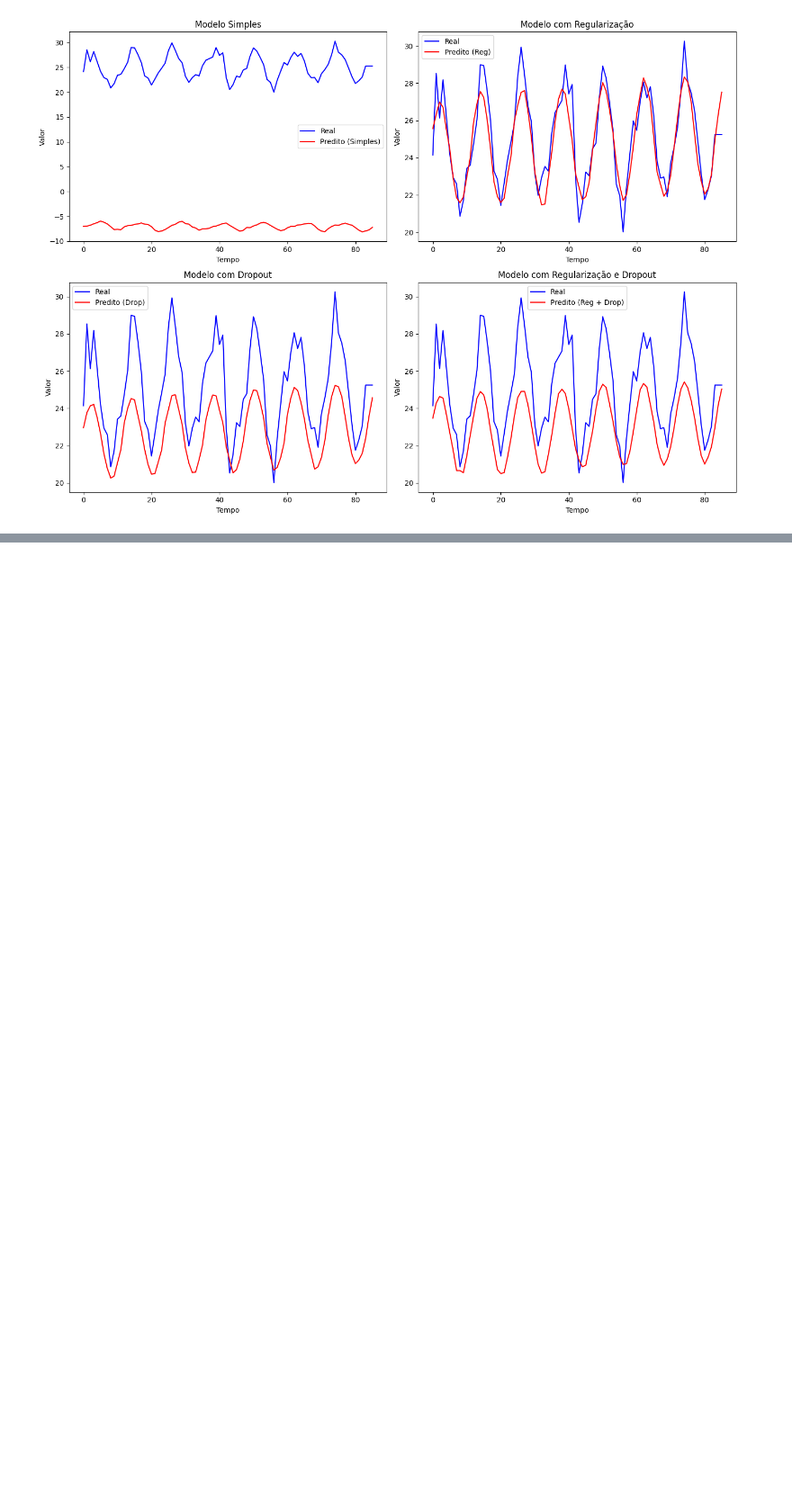
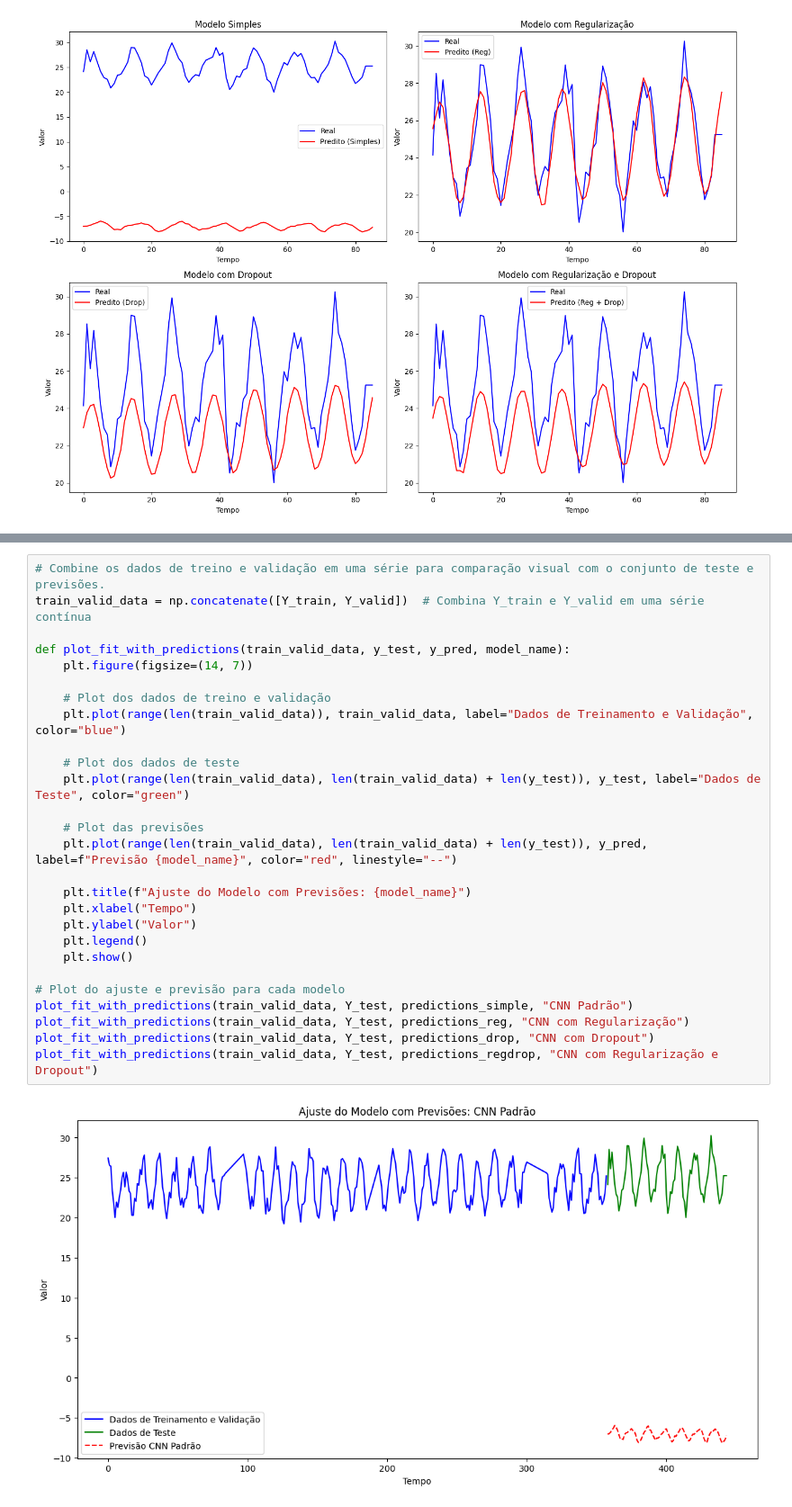
Before and after one commit to camazlucas/PEE-CPE727-Aprendizado-Profundo, a Jupyter notebook: 2024-03/Seminarios/11 - Aplicacoes em Series Temporais/Aplicacao em Series Temporais.ipynb, the cells around one changed output, grey strips where cells are left out. Shown at 90% size. Cells and saved outputs as stored; diff of their text form; blank space fills up the shorter version.

```diff
--- a/2024-03/Seminarios/11 - Aplicacoes em Series Temporais/Aplicacao em Series Temporais.ipynb
+++ b/2024-03/Seminarios/11 - Aplicacoes em Series Temporais/Aplicacao em Series Temporais.ipynb
@@ -1074,0 +1063,29 @@ plt.show()
+# %%
+# Combine os dados de treino e validação em uma série para comparação visual com o conjunto de teste e previsões.
+train_valid_data = np.concatenate([Y_train, Y_valid])  # Combina Y_train e Y_valid em uma série contínua
+
+def plot_fit_with_predictions(train_valid_data, y_test, y_pred, model_name):
+    plt.figure(figsize=(14, 7))
+
+    # Plot dos dados de treino e validação
+    plt.plot(range(len(train_valid_data)), train_valid_data, label="Dados de Treinamento e Validação", color="blue")
+
+    # Plot dos dados de teste
+    plt.plot(range(len(train_valid_data), len(train_valid_data) + len(y_test)), y_test, label="Dados de Teste", color="green")
+
+    # Plot das previsões
+    plt.plot(range(len(train_valid_data), len(train_valid_data) + len(y_test)), y_pred, label=f"Previsão {model_name}", color="red", linestyle="--")
+
+    plt.title(f"Ajuste do Modelo com Previsões: {model_name}")
+    plt.xlabel("Tempo")
+    plt.ylabel("Valor")
+    plt.legend()
+    plt.show()
+
+# Plot do ajuste e previsão para cada modelo
+plot_fit_with_predictions(train_valid_data, Y_test, predictions_simple, "CNN Padrão")
+plot_fit_with_predictions(train_valid_data, Y_test, predictions_reg, "CNN com Regularização")
+plot_fit_with_predictions(train_valid_data, Y_test, predictions_drop, "CNN com Dropout")
+plot_fit_with_predictions(train_valid_data, Y_test, predictions_regdrop, "CNN com Regularização e Dropout")
+# %% [output]
+[figure, added]
```
Also changed, not shown: parts of 6 cells of this notebook.
